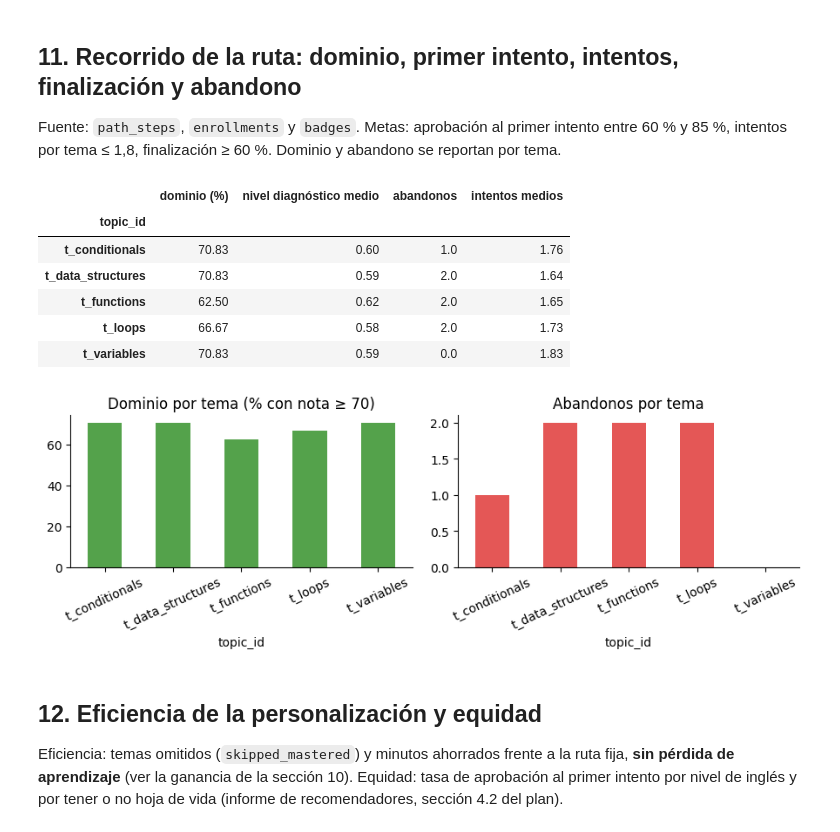
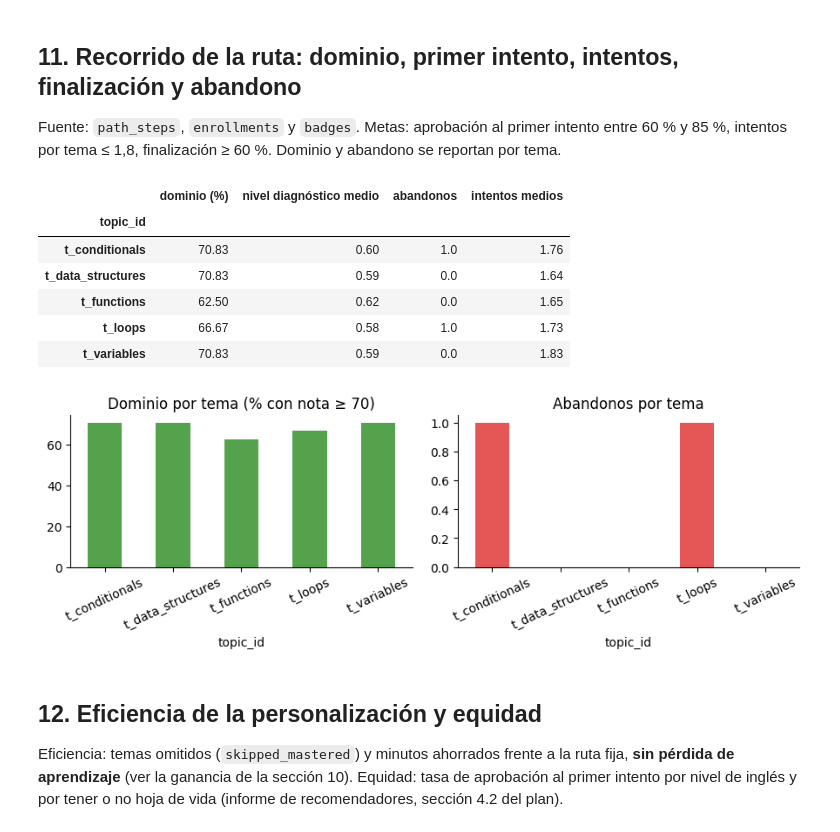
Before and after one commit to armandoordonez/smartmentor, a Jupyter notebook: notebooks/metrics_cohort1.ipynb, the cells around one changed output. Saved outputs shown, nothing was run; the diff lists cells and outputs as text; code cells hidden in the pictures.

```diff
--- a/notebooks/metrics_cohort1.ipynb
+++ b/notebooks/metrics_cohort1.ipynb
@@ -382,38 +382,45 @@ d de Cohen = 0.06  IC 95% [-0.73, 1.18]  (n = 10 vs 12)
 
 Fuente: `path_steps`, `enrollments` y `badges`. Metas: aprobación al primer intento entre 60 % y 85 %, intentos por tema ≤ 1,8, finalización ≥ 60 %. Dominio y abandono se reportan por tema.
 # %%
-attempted = path_steps[path_steps["attempts_used"] > 0]
+attempted = path_steps[(path_steps["attempts_used"] > 0) & path_steps["first_attempt_passed"].notna()]
 first_rate = 100 * float(attempted["first_attempt_passed"].astype(bool).mean())
 record("Estudiantes", "Aprobación al primer intento (%)", first_rate, len(attempted), "60 % a 85 %", 60 <= first_rate <= 85)
 passed_steps = attempted[attempted["passed"].astype(bool)]
 mean_attempts = float(passed_steps["attempts_used"].mean())
 record("Estudiantes", "Intentos hasta aprobar (media)", mean_attempts, len(passed_steps), "≤ 1,8", mean_attempts <= 1.8)
 
 completion = 100 * float((enrollments["status"] == "completed").mean())
 badge_rate = 100 * float(enrollments["badge_earned"].astype(bool).mean())
 record("Estudiantes", "Finalización (%)", completion, len(enrollments), "≥ 60 %", completion >= 60)
 record("Estudiantes", "Con badge (%)", badge_rate, len(enrollments), "reportar", None)
 
+# Abandono: en una inscripción abandonada, el primer tema sin terminar (pendiente, en curso, bloqueado o en pausa).
+unfinished = path_steps.merge(enrollments[["enrollment_id", "status"]].rename(columns={"status": "enrollment_status"}), on="enrollment_id")
+unfinished = unfinished[(unfinished["enrollment_status"] == "abandoned")
+                        & unfinished["status"].isin(["pending", "in_progress", "blocked", "on_hold"])]
+left_at = unfinished.sort_values("position").groupby("enrollment_id").first()["topic_id"].value_counts()
+path_steps = path_steps.assign(abandoned_here=path_steps["topic_id"].map(left_at).fillna(0))
+
 by_topic = path_steps.groupby("topic_id").apply(lambda g: pd.Series({
     "dominio (%)": 100 * float((g["best_score"].fillna(0) >= PASS_SCORE).mean()),
     "nivel diagnóstico medio": float(g["diagnostic_level"].mean()),
-    "abandonos": int((g["status"] == "abandoned").sum()),
+    "abandonos": int(g["abandoned_here"].iloc[0]),
     "intentos medios": float(g.loc[g["attempts_used"] > 0, "attempts_used"].mean()),
 }), include_groups=False).round(2)
 display(by_topic)
 fig, axes = plt.subplots(1, 2, figsize=(9, 3.2))
 by_topic["dominio (%)"].plot.bar(ax=axes[0], color="#54a24b", rot=25); axes[0].set_title("Dominio por tema (% con nota ≥ 70)")
 by_topic["abandonos"].plot.bar(ax=axes[1], color="#e45756", rot=25); axes[1].set_title("Abandonos por tema")
 plt.tight_layout(); plt.show()
 # %% [output]
 |  | dominio (%) | nivel diagnóstico medio | abandonos | intentos medios |
 | topic_id |  |  |  |  |
 | t_conditionals | 70.83 | 0.60 | 1.0 | 1.76 |
-| t_data_structures | 70.83 | 0.59 | 2.0 | 1.64 |
-| t_functions | 62.50 | 0.62 | 2.0 | 1.65 |
-| t_loops | 66.67 | 0.58 | 2.0 | 1.73 |
+| t_data_structures | 70.83 | 0.59 | 0.0 | 1.64 |
+| t_functions | 62.50 | 0.62 | 0.0 | 1.65 |
+| t_loops | 66.67 | 0.58 | 1.0 | 1.73 |
 | t_variables | 70.83 | 0.59 | 0.0 | 1.83 |
-[figure, old version]
+[figure, new version]
 # %% [markdown]
 ## 12. Eficiencia de la personalización y equidad
 
```
Also changed, not shown: 5 other files.
